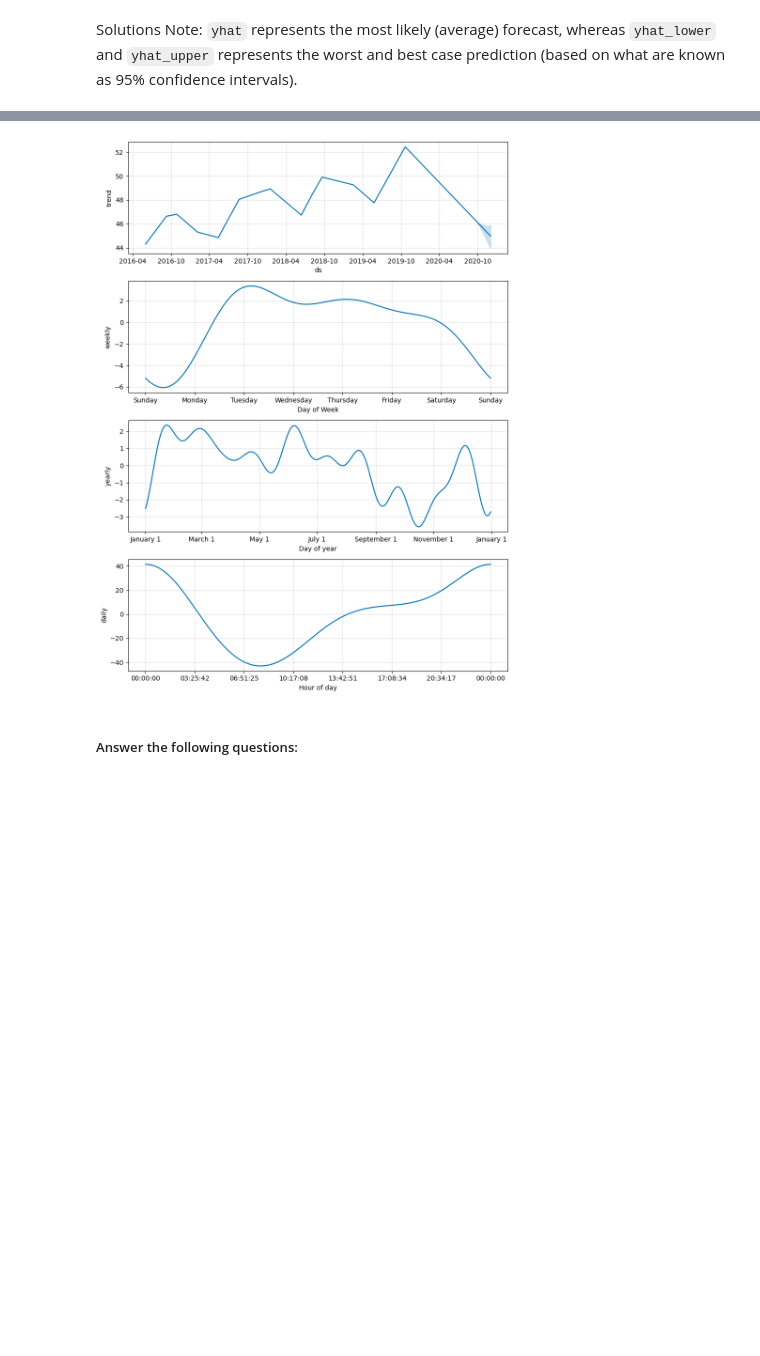
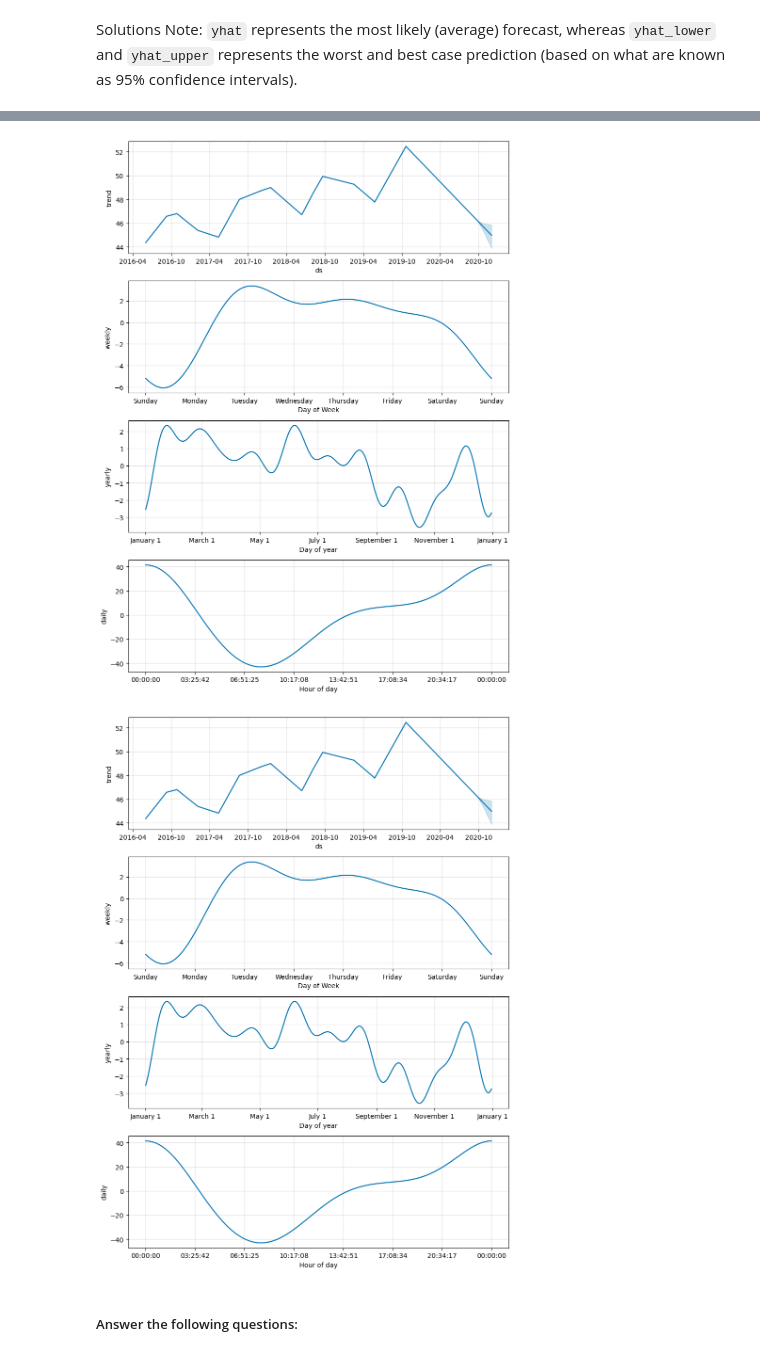
Before and after one commit to jd-sterren/prophet-challenge, a Jupyter notebook: forecasting_net_prophet.ipynb, the cells around one changed output, grey strips where cells are left out. Saved outputs shown, nothing was run; the diff lists cells and outputs as text; code cells hidden in the pictures; blank space fills up the shorter version.

```diff
--- a/forecasting_net_prophet.ipynb
+++ b/forecasting_net_prophet.ipynb
@@ -378,3 +387,4 @@ Now, you need to produce a time series model that analyzes and forecasts pattern
 # %%
 # Fit the time-series model.
+prophet_df.fit(mercado_prophet_df)
 # %% [output]
@@ -384,9 +394,10 @@ Now, you need to produce a time series model that analyzes and forecasts pattern
 # %%
 # Create a future dataframe to hold predictions
 # Make the prediction go out as far as 2000 hours (approx 80 days)
-
+future_mercado_trends = prophet_df.make_future_dataframe(periods=2000, freq="H")
 
 # View the last five rows of the future_mercado_trends DataFrame
+future_mercado_trends.tail(5)
 # %% [output]
 |  | ds |
 | 39101 | 2020-11-30 04:00:00 |
@@ -396,8 +407,9 @@ Now, you need to produce a time series model that analyzes and forecasts pattern
 | 39105 | 2020-11-30 08:00:00 |
 # %%
 # Make the predictions for the trend data using the future_mercado_trends DataFrame
-
+forecast_mercado_trends = prophet_df.predict(future_mercado_trends)
 
 # Display the first five rows of the forecast_mercado_trends DataFrame
+forecast_mercado_trends.head(5)
 # %% [output]
 |  | ds | trend | yhat_lower | yhat_upper | trend_lower | trend_upper | additive_terms | ... |
@@ -430,9 +443,10 @@ Now, you need to produce a time series model that analyzes and forecasts pattern
 * What's the lowest point for search traffic in the calendar year?
 # %%
 # Set the index in the forecast_mercado_trends DataFrame to the ds datetime column
-
+forecast_mercado_trends = forecast_mercado_trends.set_index('ds')
 
 # View the only the yhat,yhat_lower and yhat_upper columns from the DataFrame
+forecast_mercado_trends[['yhat','yhat_lower','yhat_upper']].head(5)
 # %% [output]
 |  | yhat | yhat_lower | yhat_upper |
 | ds |  |  |  |
@@ -452,11 +467,13 @@ Solutions Note: `yhat` represents the most likely (average) forecast, whereas `y
 # %%
 # Reset the index in the forecast_mercado_trends DataFrame
-
+forecast_mercado_trends = forecast_mercado_trends.reset_index()
 
 # Use the plot_components function to visualize the forecast results
 # for the forecast_canada DataFrame
+prophet_df.plot_components(forecast_mercado_trends)
 # %% [output]
-[figure, old version]
+[figure, new version]
+[figure, added]
 # %% [markdown]
 ##### Answer the following questions:
 # %% [markdown]
```
Also changed, not shown: parts of 11 cells of this notebook.
